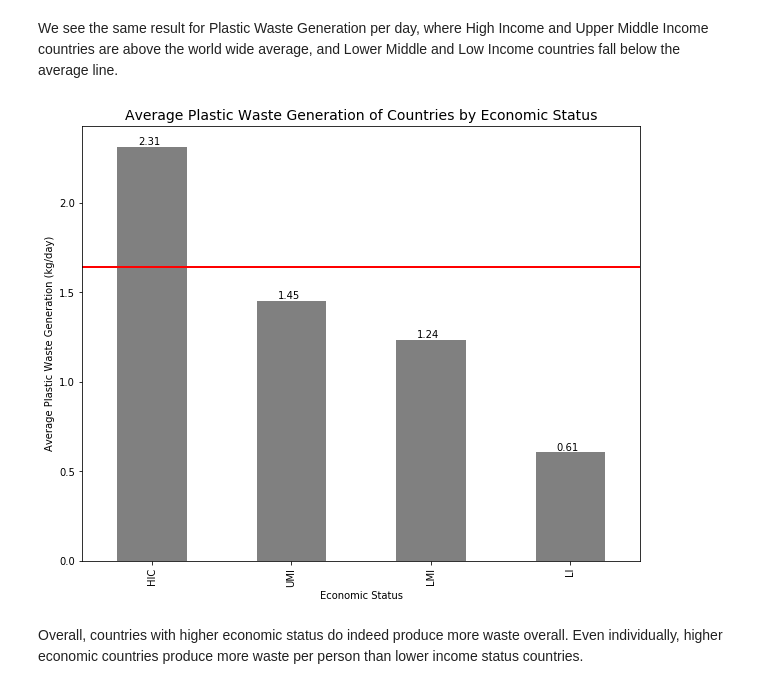
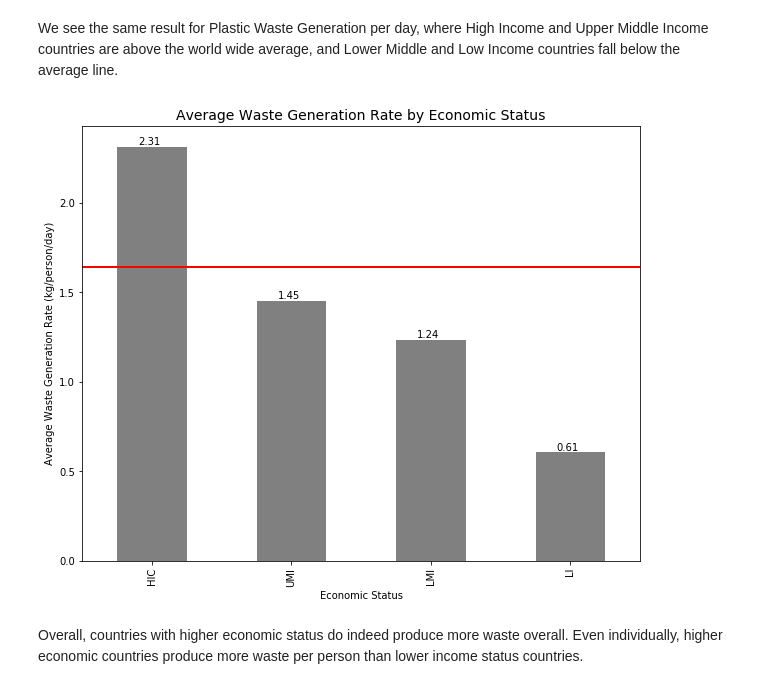
Before and after one commit to juliayslee/Plastic-Pollution-in-Oceans, a Jupyter notebook: Plastic Pollution Project.ipynb, the cells around one changed output. Saved outputs shown, nothing was run; the diff lists cells and outputs as text; code cells hidden in the pictures.

```diff
--- a/Plastic Pollution Project.ipynb
+++ b/Plastic Pollution Project.ipynb
@@ -411,20 +399,20 @@ We see the same result for Plastic Waste Generation per day, where High Income a
 # %%
 waste_per_day_status = df.groupby(['Economic status']).mean()['Waste generation rate [kg/person/day]']
 
 fig,ax = plt.subplots(figsize=(10,8))
 waste_per_day_status.sort_values(ascending=False).plot(kind='bar', color='grey')
 
-plt.title('Average Plastic Waste Generation of Countries by Economic Status', fontsize=14)
+plt.title('Average Waste Generation Rate by Economic Status', fontsize=14)
 plt.xlabel('Economic Status', fontsize=10)
-plt.ylabel('Average Plastic Waste Generation (kg/day)', fontsize=10)
+plt.ylabel('Average Waste Generation Rate (kg/person/day)', fontsize=10)
 
 ax.axhline(df['Waste generation rate [kg/person/day]'].mean(), color='red', linewidth=2)
 
 for i in ax.patches:
     ax.text(i.get_x()+0.15, i.get_height()+0.01,
             str(round((i.get_height()), 2)), fontsize=10, color='black');
 # %% [output]
-[figure, old version]
+[figure, new version]
 # %% [markdown]
 Overall, countries with higher economic status do indeed produce more waste overall. Even individually, higher economic countries produce more waste per person than lower income status countries.
 # %%
```
Also changed, not shown: parts of 2 cells of this notebook.
